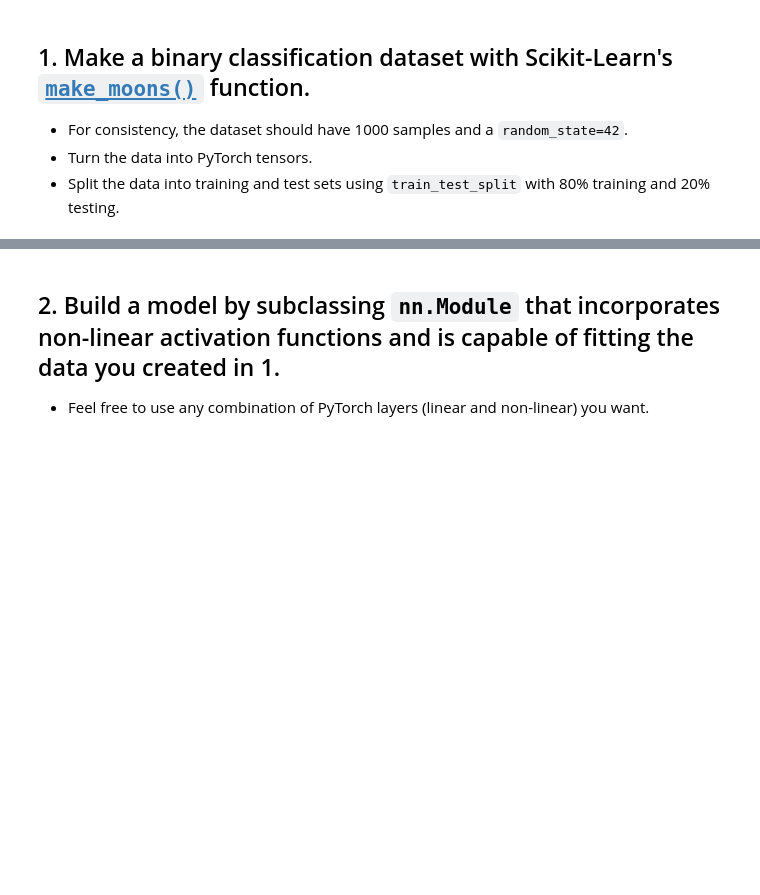
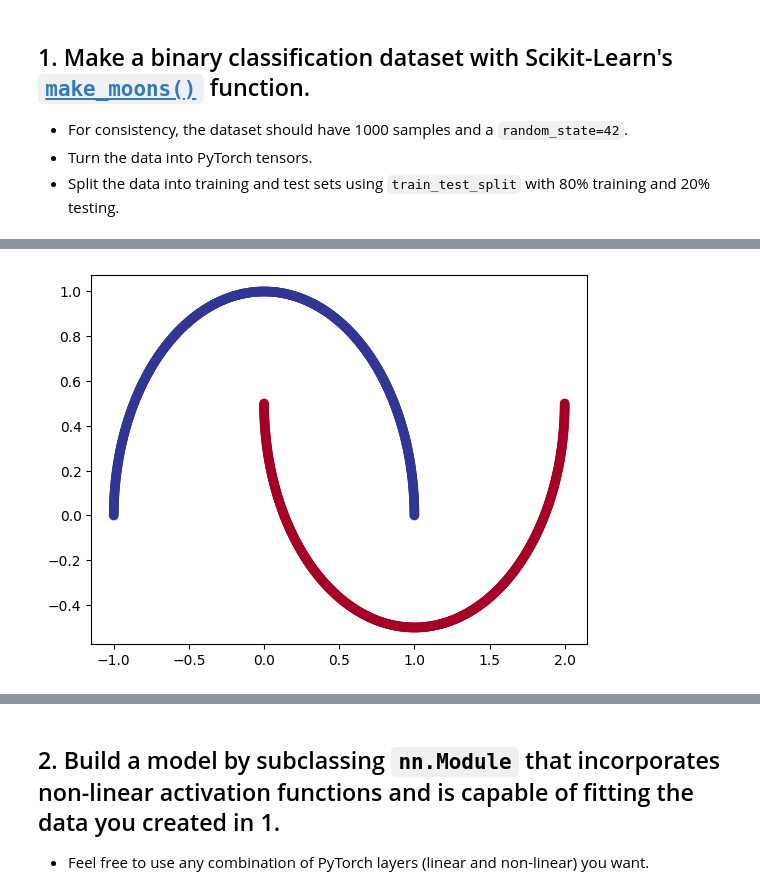
Before and after one commit to mustafafawzyzaki/torchstudy, a Jupyter notebook: extras/exercises/02_pytorch_classification_exercises.ipynb, the cells around one changed output, grey strips where cells are left out. Drawn from its saved outputs; the diff is of its cells as text; code cells hidden in the pictures; blank space fills up the shorter version.

```diff
--- a/extras/exercises/02_pytorch_classification_exercises.ipynb
+++ b/extras/exercises/02_pytorch_classification_exercises.ipynb
@@ -32,6 +31,12 @@ RANDOM_SEED = 42
 # %%
 # Create a dataset with Scikit-Learn's make_moons()
 from sklearn.datasets import make_moons
+
+makemoon_ds = make_moons(n_samples=1000, random_state=42)
 # %%
 # Turn data into a DataFrame
 import pandas as pd
+
+df = pd.DataFrame(makemoon_ds[0], columns=["X1", "X2"])
+df["y"] = makemoon_ds[1]
+print (df)
@@ -38,5 +58,10 @@ import pandas as pd
 # %%
 # Visualize the data on a scatter plot
 import matplotlib.pyplot as plt
+
+plt.scatter(df["X1"], df["X2"] , c=df["y"] , cmap=plt.cm.RdYlBu_r)
+plt.show()
+# %% [output]
+[figure, added]
 # %%
 # Turn data into tensors of dtype float
```
Also changed, not shown: parts of 15 cells of this notebook.
